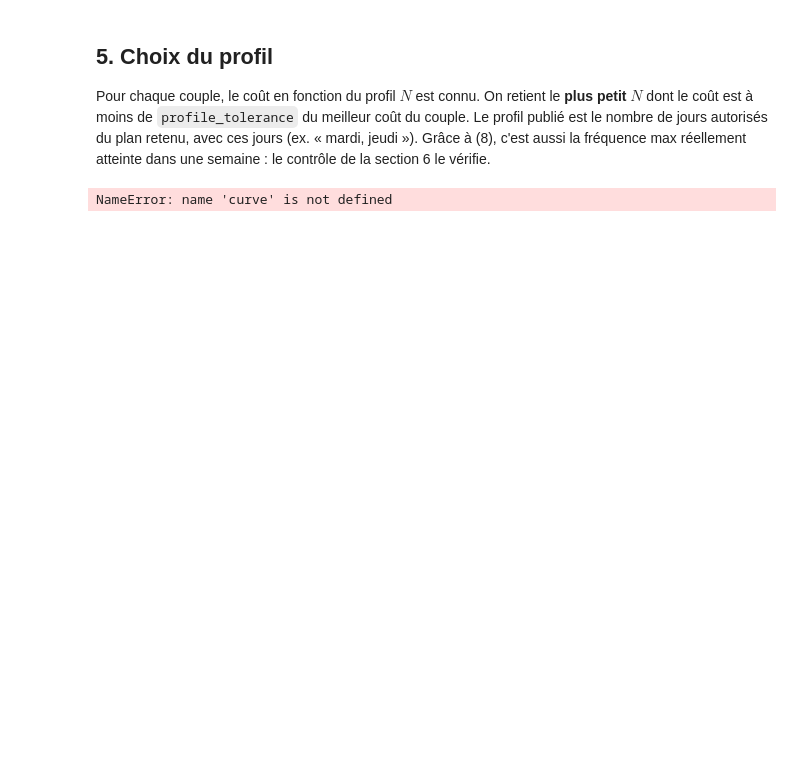
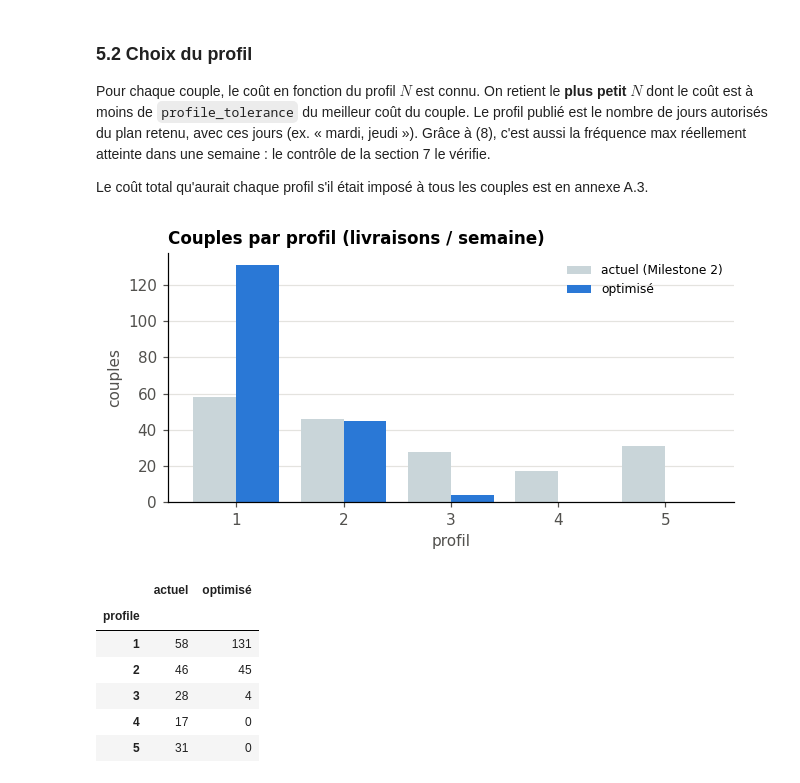
Before and after one commit to exauceh/delivery_schedule_optimization, a Jupyter notebook: milestone3/milestone3.ipynb, the cells around one changed output. Cells and saved outputs as stored; diff of their text form; code cells hidden in the pictures; blank space fills up the shorter version.

```diff
--- a/milestone3/milestone3.ipynb
+++ b/milestone3/milestone3.ipynb
@@ -392,46 +447,44 @@ solve_stats
 # %% [markdown]
-## 5. Choix du profil
+### 5.2 Choix du profil
 
 Pour chaque couple, le coût en fonction du profil $N$ est connu. On retient le **plus petit $N$** dont le coût est à moins de `profile_tolerance` du meilleur coût du couple.
-Le profil publié est le nombre de jours autorisés du plan retenu, avec ces jours (ex. « mardi, jeudi »). Grâce à (8), c'est aussi la fréquence max réellement atteinte dans une semaine : le contrôle de la section 6 le vérifie.
+Le profil publié est le nombre de jours autorisés du plan retenu, avec ces jours (ex. « mardi, jeudi »). Grâce à (8), c'est aussi la fréquence max réellement atteinte dans une semaine : le contrôle de la section 7 le vérifie.
+
+Le coût total qu'aurait chaque profil s'il était imposé à tous les couples est en annexe A.3.
 # %%
 best_cost = curve.groupby(list(cfg.couple_key))["model_cost"].transform("min")
 eligible = curve[curve["model_cost"] <= best_cost * (1 + cfg.profile_tolerance) + 1e-6]
 chosen_n = eligible.groupby(list(cfg.couple_key))["n_max"].min()
 
 couples = chosen_n.rename("n_max").reset_index()
 couples["plan"] = [solutions[s, p][n] for s, p, n in couples[[*cfg.couple_key, "n_max"]].itertuples(index=False)]
 couples["profile"] = couples["plan"].map(lambda sol: len(sol.weekdays))
 couples["weekdays"] = couples["plan"].map(lambda sol: ", ".join(WEEKDAYS[d] for d in sol.weekdays))
 cost_by_n = curve.pivot_table(index=list(cfg.couple_key), columns="n_max", values="model_cost")
 cost_by_n.columns = [f"cost_N{n}" for n in cost_by_n.columns]
 couples = couples.merge(cost_by_n.reset_index(), on=list(cfg.couple_key), validate="1:1")
 
-# Total cost if every couple used the same profile N (model cost, before loading)
-total_by_n = curve.groupby("n_max")["model_cost"].sum()
-fig, axes = plt.subplots(1, 2, figsize=(11, 3.4))
-ax = axes[0]
-bars = ax.bar(total_by_n.index.astype(str), total_by_n / 1000, color=PRIMARY, width=0.6)
-ax.bar_label(bars, labels=[f"{v / 1000:,.1f}".replace(",", " ") for v in total_by_n], padding=2, fontsize=8, color=MUTED)
-ax.axhline(BASELINE_COST / 1000, color=ACCENT, lw=1.5)
-ax.text(-0.4, BASELINE_COST / 1000 * 0.97, "situation actuelle", va="top", fontsize=8, color=MUTED)
-ax.set_title("Coût total si tous les couples ont le profil N (k€)")
-ax.set_xlabel("N : jours de livraison max par semaine"); ax.set_ylabel("k€")
-
 current_profile = pd.read_csv(cfg.data_dir / "baseline_couples.csv").set_index(list(cfg.couple_key))["profile"]
 compare = pd.DataFrame({
     "actuel": current_profile.value_counts(),
     "optimisé": couples["profile"].value_counts(),
 }).reindex(list(cfg.frequencies)).fillna(0).astype(int)
-ax = axes[1]
+fig, ax = plt.subplots(figsize=(6, 3.2))
 pos = np.arange(len(compare))
 ax.bar(pos - 0.2, compare["actuel"], width=0.4, color="#c9d5d9", label="actuel (Milestone 2)")
 ax.bar(pos + 0.2, compare["optimisé"], width=0.4, color=PRIMARY, label="optimisé")
 ax.set_xticks(pos, compare.index.astype(str))
 ax.set_title("Couples par profil (livraisons / semaine)")
 ax.set_xlabel("profil"); ax.set_ylabel("couples"); ax.legend(fontsize=8)
 plt.tight_layout(); plt.show()
 compare
 # %% [output]
-NameError: name 'curve' is not defined
+[figure, added]
+|  | actuel | optimisé |
+| profile |  |  |
+| 1 | 58 | 131 |
+| 2 | 46 | 45 |
+| 3 | 28 | 4 |
+| 4 | 17 | 0 |
+| 5 | 31 | 0 |
 # %% [markdown]
```
Also changed, not shown: parts of 44 cells of this notebook, 9 other files.
